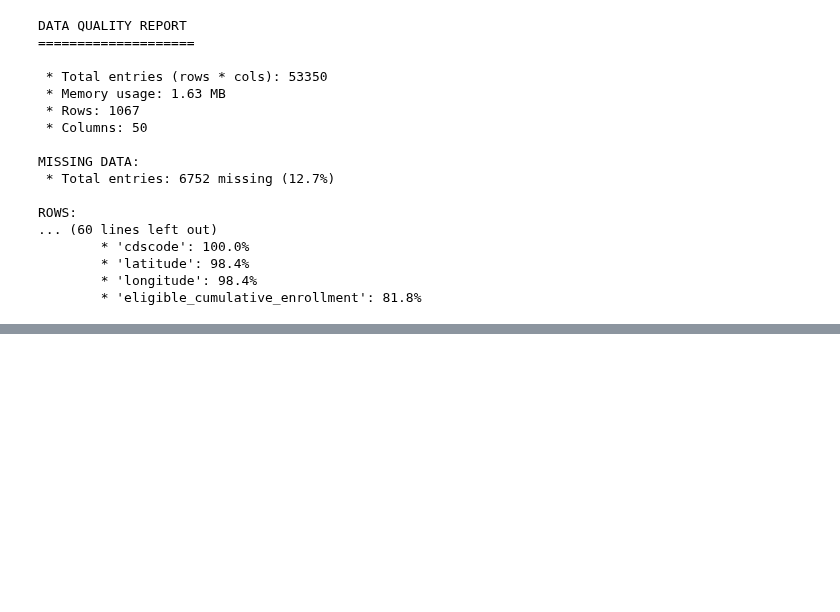
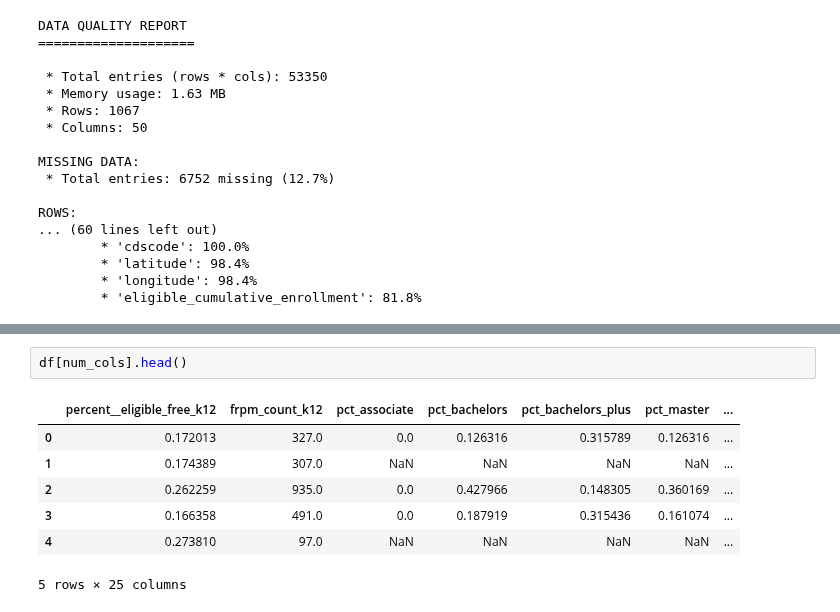
Before and after one commit to junclemente/ads599-capstone_project, a Jupyter notebook: library/02_data_exploration.ipynb, the cells around one changed output, grey strips where cells are left out. Drawn from its saved outputs; the diff is of its cells as text; blank space fills up the shorter version.

```diff
--- a/library/02_data_exploration.ipynb
+++ b/library/02_data_exploration.ipynb
@@ -119,0 +128,10 @@ ROWS:
+# %%
+df[num_cols].head()
+# %% [output]
+|  | percent__eligible_free_k12 | frpm_count_k12 | pct_associate | pct_bachelors | pct_bachelors_plus | pct_master | ... |
+| 0 | 0.172013 | 327.0 | 0.0 | 0.126316 | 0.315789 | 0.126316 | ... |
+| 1 | 0.174389 | 307.0 | NaN | NaN | NaN | NaN | ... |
+| 2 | 0.262259 | 935.0 | 0.0 | 0.427966 | 0.148305 | 0.360169 | ... |
+| 3 | 0.166358 | 491.0 | 0.0 | 0.187919 | 0.315436 | 0.161074 | ... |
+| 4 | 0.273810 | 97.0 | NaN | NaN | NaN | NaN | ... |
+5 rows × 25 columns
```
Also changed, not shown: parts of 6 cells of this notebook.
